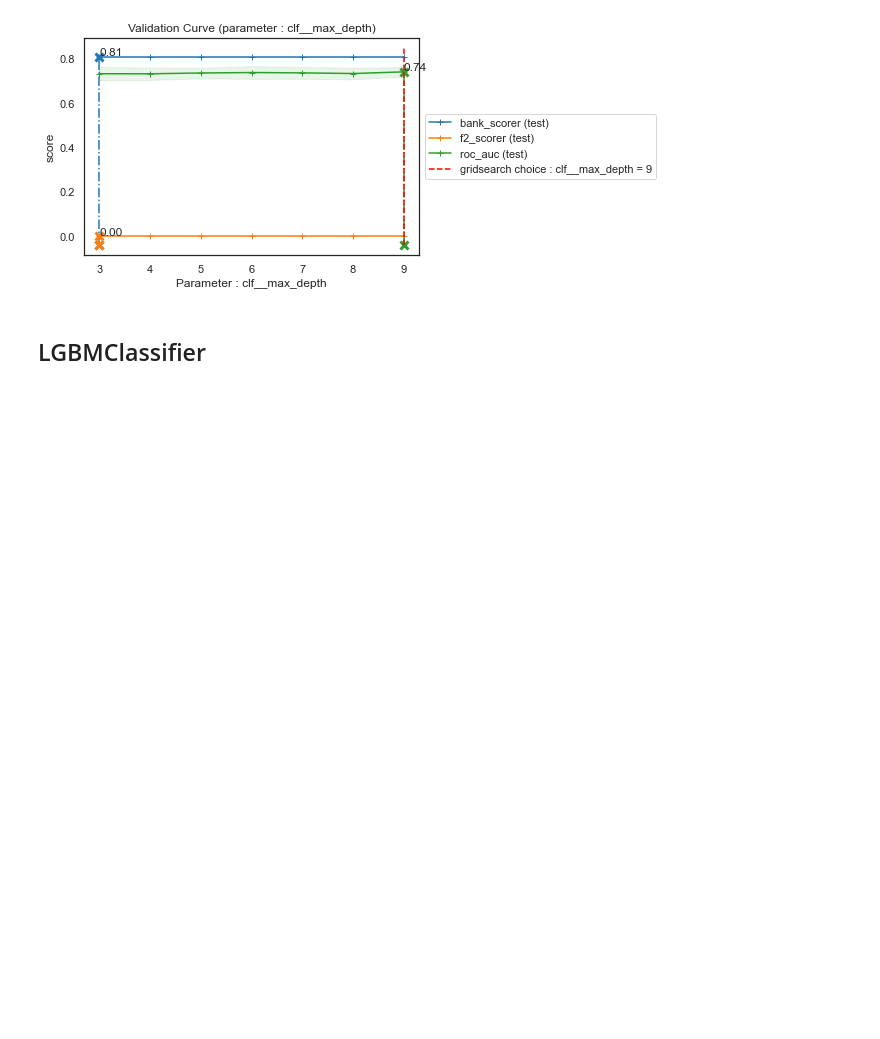
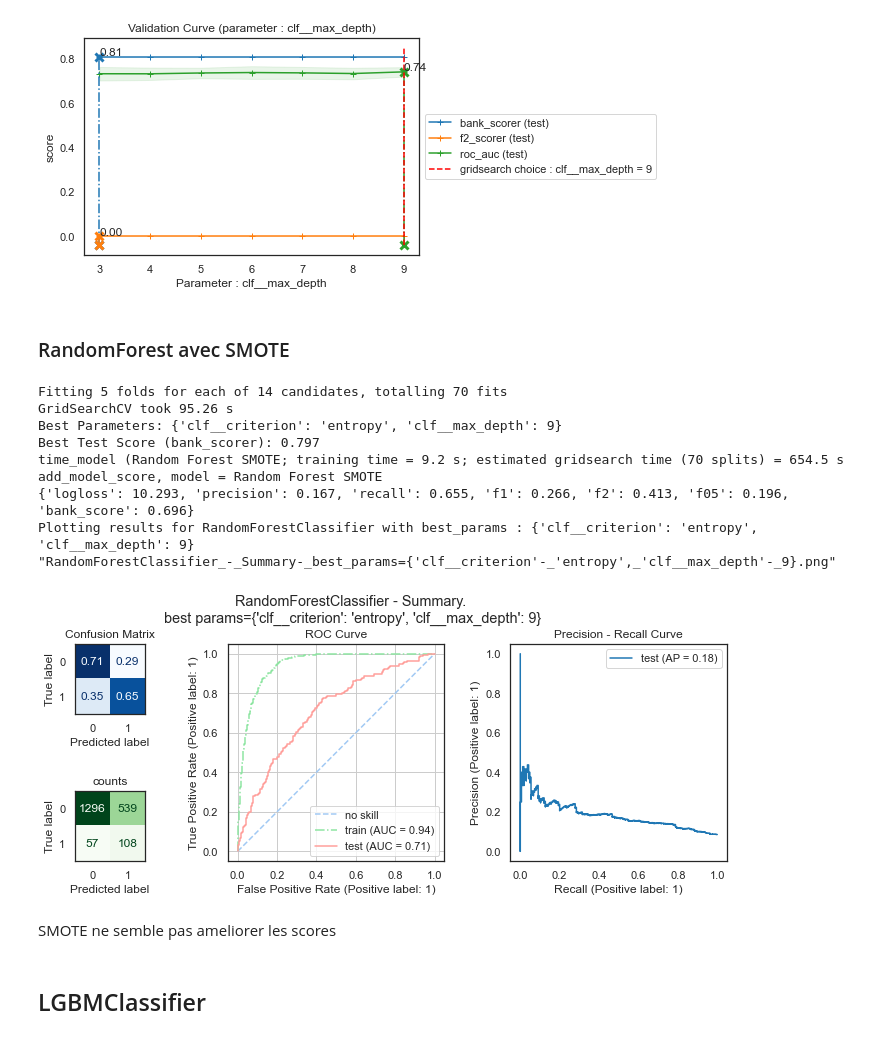
Before and after one commit to mrcreasey/oc-ds-p7-scoring-dashboard, a Jupyter notebook: code/P7_modelisation.ipynb, the cells around one changed output. Saved outputs shown, nothing was run; the diff lists cells and outputs as text; code cells hidden in the pictures; blank space fills up the shorter version.

```diff
--- a/code/P7_modelisation.ipynb
+++ b/code/P7_modelisation.ipynb
@@ -2238,6 +2241,44 @@ best_param 9
 (7, 31)
 "_-_Validation_Curve_(parameter_-_clf__max_depth).png"
 [figure]
+# %% [markdown]
+### RandomForest avec SMOTE
+# %%
+model_name= 'Random Forest SMOTE'
+# over-sample borderline, then undersample)
+smote_border = BorderlineSMOTE(sampling_strategy='auto')
+smote_auto = SMOTE(sampling_strategy='auto')
+smote_tomek = SMOTETomek(tomek=TomekLinks(sampling_strategy='majority'))
+# smote_enn = SMOTEENN()
+rfc_pipeline = imbpipeline.Pipeline(steps=[
+    # ('preprocess',numeric_pipeline),
+    ('sampling', smote_auto),
+    ('feat_select', 'passthrough'),
+    ('clf', RandomForestClassifier(max_features='auto'))
+])
+
+param_grid = {
+              'clf__max_depth':range(3,10),
+              'clf__criterion': ['gini', 'entropy']
+              }
+
+gs = search_best_model(model_name, rfc_pipeline,param_grid, x_train_prep, y_train)
+y_pred = score_model(model_name, gs, x_train_prep,y_train, x_test_prep, y_test, model_pipeline_=rfc_pipeline)
+print(performance_metrics(y_test,y_pred))
+plot_cm_roc(rfc_pipeline,gs,x_train_prep,y_train,x_test_prep, y_test, y_pred)
+# %% [output]
+Fitting 5 folds for each of 14 candidates, totalling 70 fits
+GridSearchCV took 95.26 s
+Best Parameters: {'clf__criterion': 'entropy', 'clf__max_depth': 9}
+Best Test Score (bank_scorer): 0.797
+time_model (Random Forest SMOTE; training time = 9.2 s; estimated gridsearch time (70 splits) = 654.5 s
+add_model_score, model = Random Forest SMOTE
+{'logloss': 10.293, 'precision': 0.167, 'recall': 0.655, 'f1': 0.266, 'f2': 0.413, 'f05': 0.196, 'bank_score': 0.696}
+Plotting results for RandomForestClassifier with best_params : {'clf__criterion': 'entropy', 'clf__max_depth': 9}
+"RandomForestClassifier_-_Summary-_best_params={'clf__criterion'-_'entropy',_'clf__max_depth'-_9}.png"
+[figure, added]
+# %% [markdown]
+SMOTE ne semble pas ameliorer les scores
 # %% [markdown]
 ## LGBMClassifier
 # %%
```
Also changed, not shown: parts of 2 cells of this notebook.
